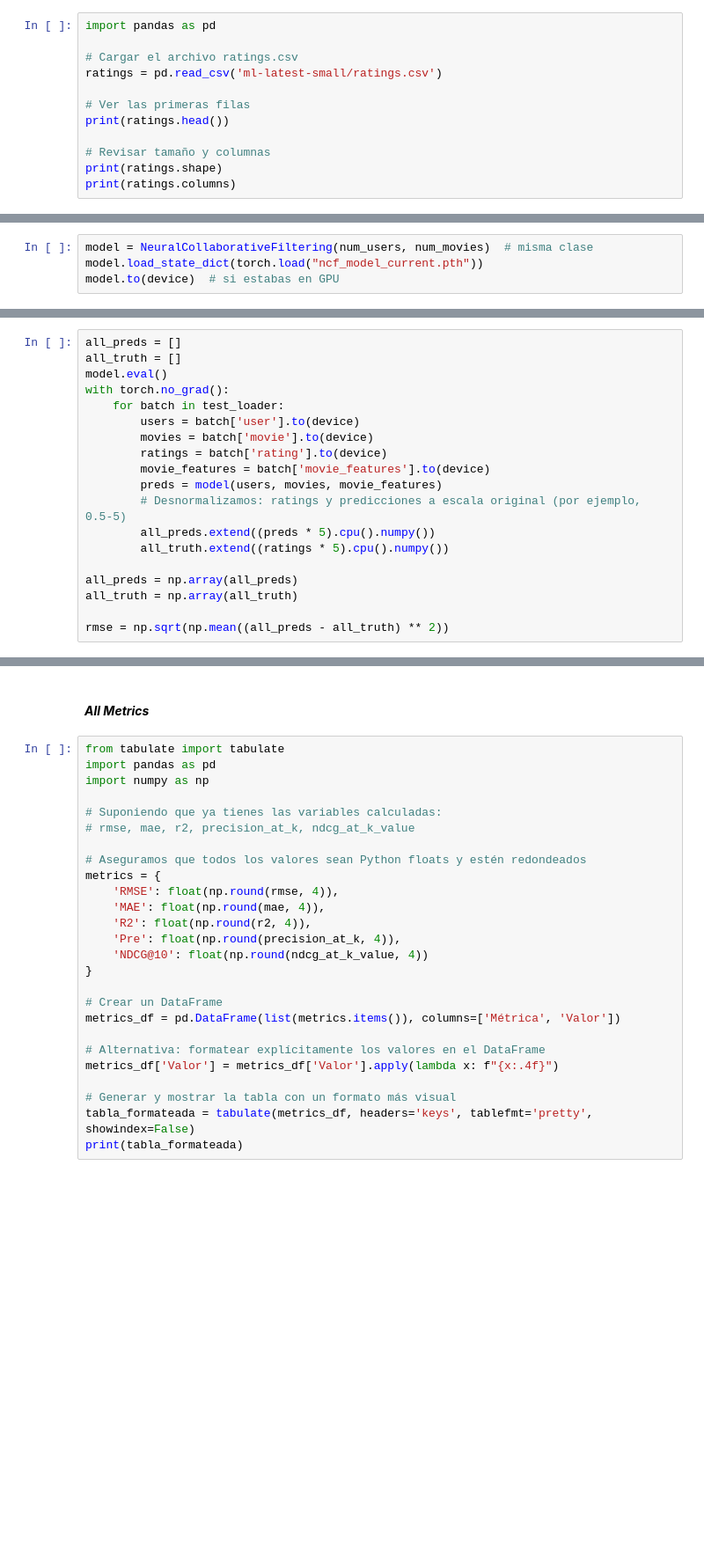
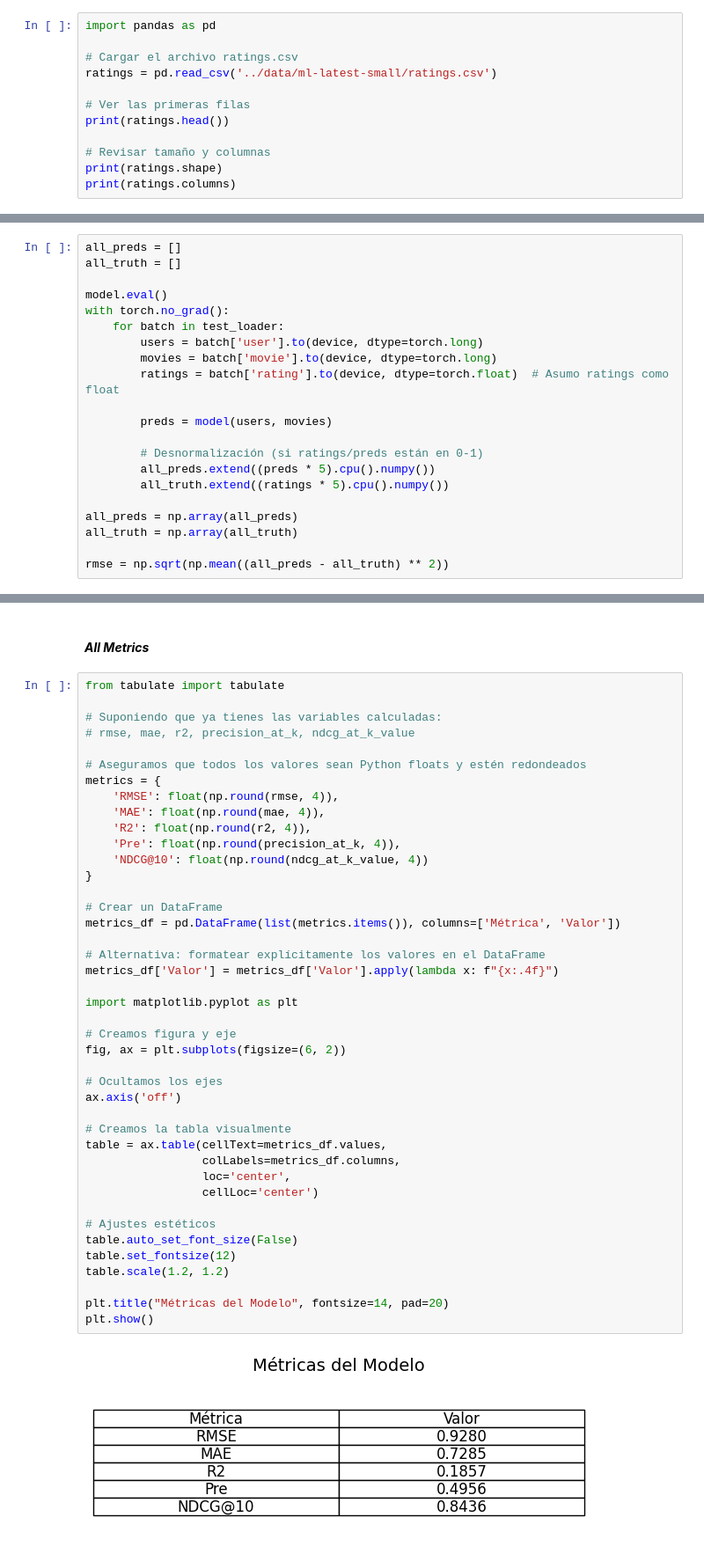
Before and after one commit to eeguskiza/movie_lens, a Jupyter notebook: notebooks/ratings.ipynb, the cells around one changed output, grey strips where cells are left out. Shown: that part at 88% size. Drawn from its saved outputs; the diff is of its cells as text; blank space fills up the shorter version.

```diff
--- a/notebooks/ratings.ipynb
+++ b/notebooks/ratings.ipynb
@@ -10,7 +10,7 @@ torch.cuda.empty_cache()
 import pandas as pd
 
 # Cargar el archivo ratings.csv
-ratings = pd.read_csv('ml-latest-small/ratings.csv')
+ratings = pd.read_csv('../data/ml-latest-small/ratings.csv')
 
 # Ver las primeras filas
 print(ratings.head())
@@ -274,10 +274,6 @@ torch.save(model.state_dict(), "solo_rantings.pth")
 print("Modelo guardado correctamente.")
 # %% [output]
 Modelo guardado correctamente.
-# %%
-model = NeuralCollaborativeFiltering(num_users, num_movies)  # misma clase
-model.load_state_dict(torch.load("ncf_model_current.pth"))
-model.to(device)  # si estabas en GPU
 # %% [markdown]
 #### ***Model evaluation***
 # %% [markdown]
@@ -285,15 +281,17 @@ model.to(device)  # si estabas en GPU
 # %%
 all_preds = []
 all_truth = []
+
 model.eval()
 with torch.no_grad():
     for batch in test_loader:
-        users = batch['user'].to(device)
-        movies = batch['movie'].to(device)
-        ratings = batch['rating'].to(device)
-        movie_features = batch['movie_features'].to(device)
-        preds = model(users, movies, movie_features)
-        # Desnormalizamos: ratings y predicciones a escala original (por ejemplo, 0.5-5)
+        users = batch['user'].to(device, dtype=torch.long)
+        movies = batch['movie'].to(device, dtype=torch.long)
+        ratings = batch['rating'].to(device, dtype=torch.float)  # Asumo ratings como float
+
+        preds = model(users, movies)
+
+        # Desnormalización (si ratings/preds están en 0-1)
         all_preds.extend((preds * 5).cpu().numpy())
         all_truth.extend((ratings * 5).cpu().numpy())
 
@@ -379,27 +388,45 @@ NameError: name 'user_preds' is not defined
 #### ***All Metrics***
 # %%
 from tabulate import tabulate
-import pandas as pd
-import numpy as np
 
 # Suponiendo que ya tienes las variables calculadas:
 # rmse, mae, r2, precision_at_k, ndcg_at_k_value
 
 # Aseguramos que todos los valores sean Python floats y estén redondeados
 metrics = {
     'RMSE': float(np.round(rmse, 4)),
     'MAE': float(np.round(mae, 4)),
     'R2': float(np.round(r2, 4)),
     'Pre': float(np.round(precision_at_k, 4)),
     'NDCG@10': float(np.round(ndcg_at_k_value, 4))
 }
 
 # Crear un DataFrame
 metrics_df = pd.DataFrame(list(metrics.items()), columns=['Métrica', 'Valor'])
 
 # Alternativa: formatear explícitamente los valores en el DataFrame
 metrics_df['Valor'] = metrics_df['Valor'].apply(lambda x: f"{x:.4f}")
 
-# Generar y mostrar la tabla con un formato más visual
-tabla_formateada = tabulate(metrics_df, headers='keys', tablefmt='pretty', showindex=False)
-print(tabla_formateada)
+import matplotlib.pyplot as plt
+
+# Creamos figura y eje
+fig, ax = plt.subplots(figsize=(6, 2))
+
+# Ocultamos los ejes
+ax.axis('off')
+
+# Creamos la tabla visualmente
+table = ax.table(cellText=metrics_df.values,
+                 colLabels=metrics_df.columns,
+                 loc='center',
+                 cellLoc='center')
+
+# Ajustes estéticos
+table.auto_set_font_size(False)
+table.set_fontsize(12)
+table.scale(1.2, 1.2)
+
+plt.title("Métricas del Modelo", fontsize=14, pad=20)
+plt.show()
+# %% [output]
+[figure, added]
```
Also changed, not shown: parts of 7 cells of this notebook, 3 other files.
